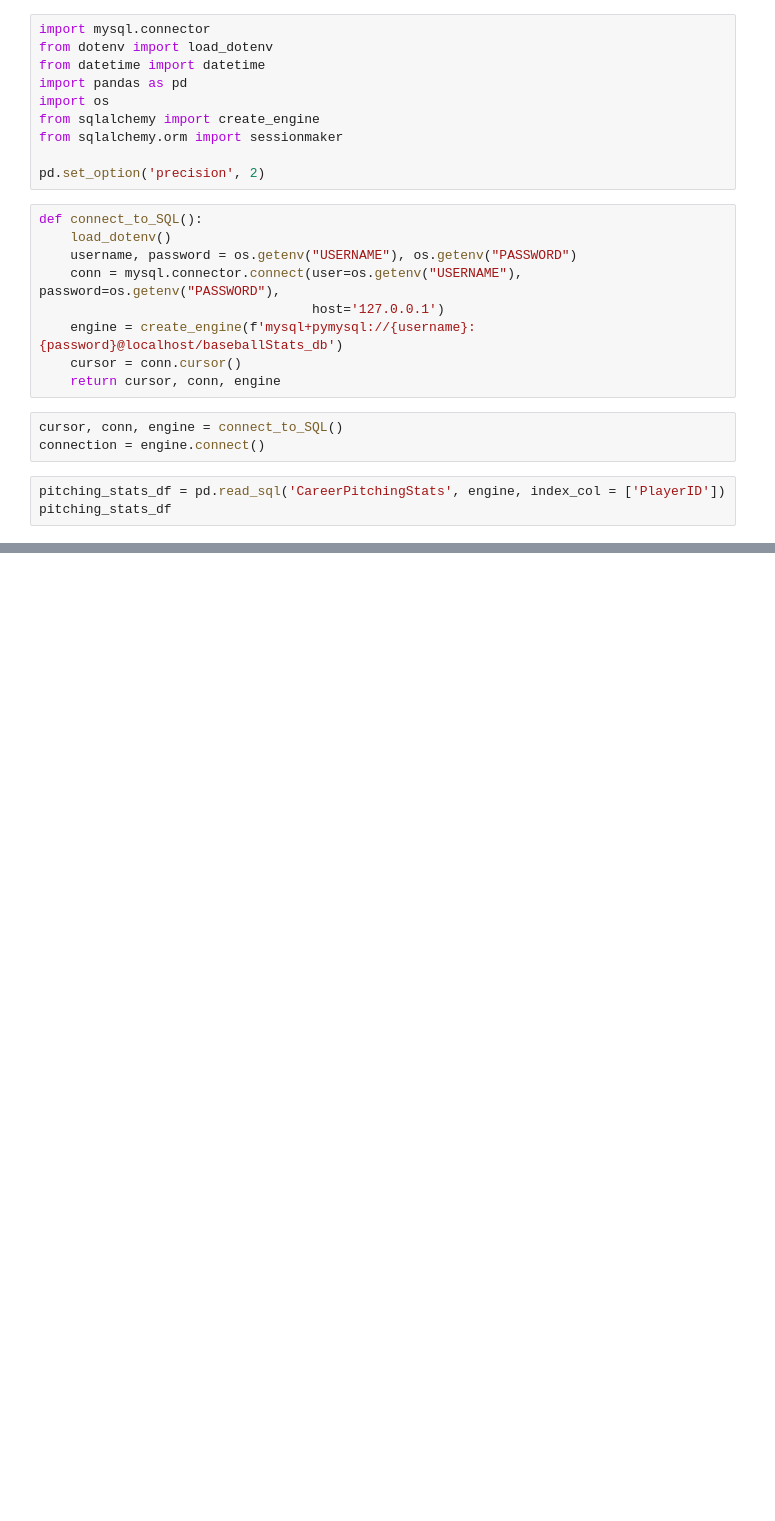
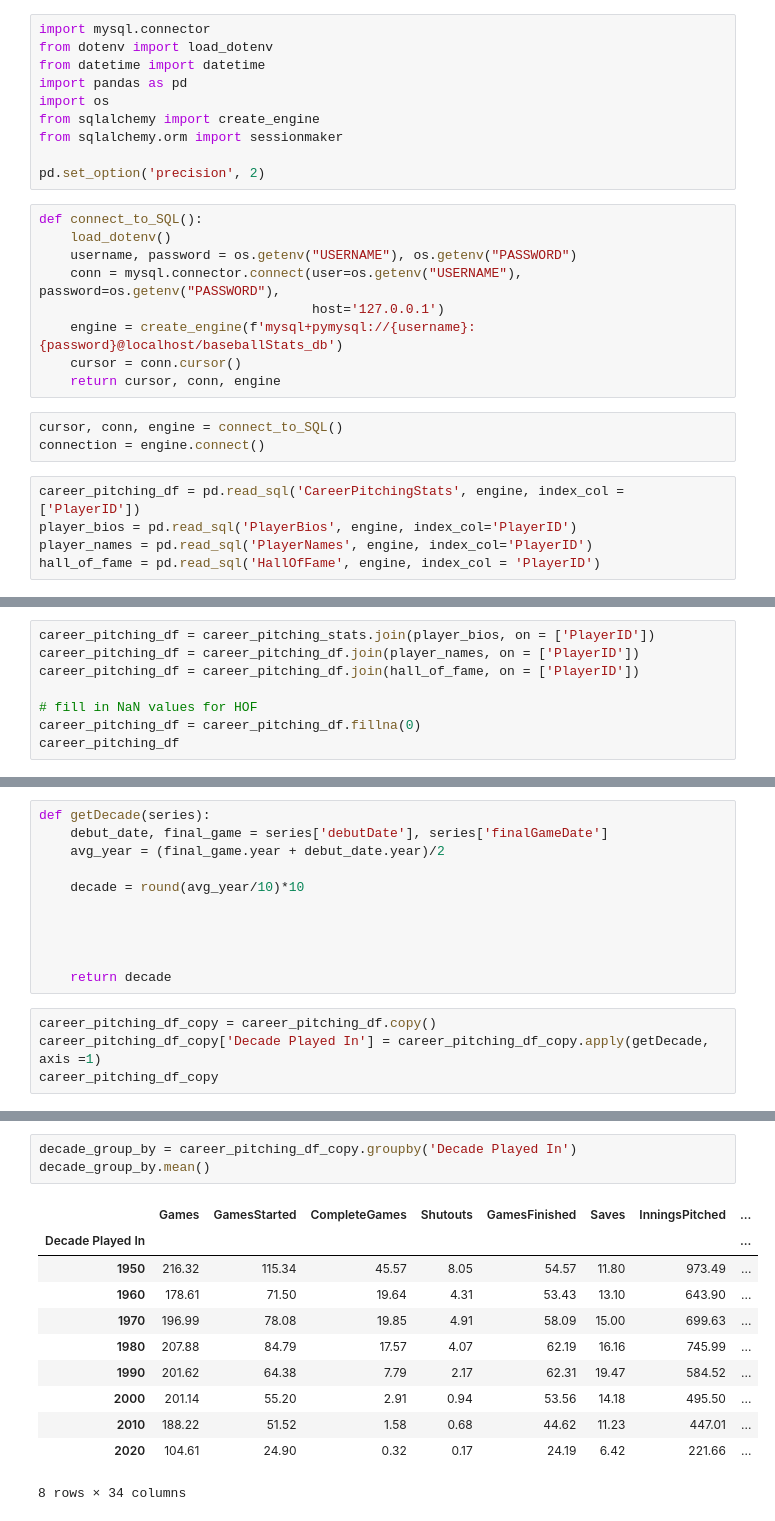
Before and after one commit to jack11wagner/DataWranglingProject, a Jupyter notebook: BaseballAnalysisJupyter/PitchingAnalysis.ipynb, the cells around one changed output, grey strips where cells are left out. Cells and saved outputs as stored; diff of their text form; blank space fills up the shorter version.

```diff
--- a/BaseballAnalysisJupyter/PitchingAnalysis.ipynb
+++ b/BaseballAnalysisJupyter/PitchingAnalysis.ipynb
@@ -21,5 +21,7 @@ def connect_to_SQL():
 cursor, conn, engine = connect_to_SQL()
 connection = engine.connect()
 # %%
-pitching_stats_df = pd.read_sql('CareerPitchingStats', engine, index_col = ['PlayerID'])
-pitching_stats_df
+career_pitching_df = pd.read_sql('CareerPitchingStats', engine, index_col = ['PlayerID'])
+player_bios = pd.read_sql('PlayerBios', engine, index_col='PlayerID')
+player_names = pd.read_sql('PlayerNames', engine, index_col='PlayerID')
+hall_of_fame = pd.read_sql('HallOfFame', engine, index_col = 'PlayerID')
@@ -40,0 +28,8 @@ pitching_stats_df
+# %%
+career_pitching_df = career_pitching_stats.join(player_bios, on = ['PlayerID'])
+career_pitching_df = career_pitching_df.join(player_names, on = ['PlayerID'])
+career_pitching_df = career_pitching_df.join(hall_of_fame, on = ['PlayerID'])
+
+# fill in NaN values for HOF
+career_pitching_df = career_pitching_df.fillna(0)
+career_pitching_df
@@ -40,0 +70,15 @@ pitching_stats_df
+# %%
+def getDecade(series):
+    debut_date, final_game = series['debutDate'], series['finalGameDate']
+    avg_year = (final_game.year + debut_date.year)/2
+
+    decade = round(avg_year/10)*10
+
+
+
+
+    return decade
+# %%
+career_pitching_df_copy = career_pitching_df.copy()
+career_pitching_df_copy['Decade Played In'] = career_pitching_df_copy.apply(getDecade, axis =1)
+career_pitching_df_copy
@@ -40,0 +100,15 @@ pitching_stats_df
+# %%
+decade_group_by = career_pitching_df_copy.groupby('Decade Played In')
+decade_group_by.mean()
+# %% [output]
+|  | Games | GamesStarted | CompleteGames | Shutouts | GamesFinished | Saves | InningsPitched | ... |
+| Decade Played In |  |  |  |  |  |  |  | ... |
+| 1950 | 216.32 | 115.34 | 45.57 | 8.05 | 54.57 | 11.80 | 973.49 | ... |
+| 1960 | 178.61 | 71.50 | 19.64 | 4.31 | 53.43 | 13.10 | 643.90 | ... |
+| 1970 | 196.99 | 78.08 | 19.85 | 4.91 | 58.09 | 15.00 | 699.63 | ... |
+| 1980 | 207.88 | 84.79 | 17.57 | 4.07 | 62.19 | 16.16 | 745.99 | ... |
+| 1990 | 201.62 | 64.38 | 7.79 | 2.17 | 62.31 | 19.47 | 584.52 | ... |
+| 2000 | 201.14 | 55.20 | 2.91 | 0.94 | 53.56 | 14.18 | 495.50 | ... |
+| 2010 | 188.22 | 51.52 | 1.58 | 0.68 | 44.62 | 11.23 | 447.01 | ... |
+| 2020 | 104.61 | 24.90 | 0.32 | 0.17 | 24.19 | 6.42 | 221.66 | ... |
+8 rows × 34 columns
```
Also changed, not shown: parts of 7 cells of this notebook, 1 other file.
